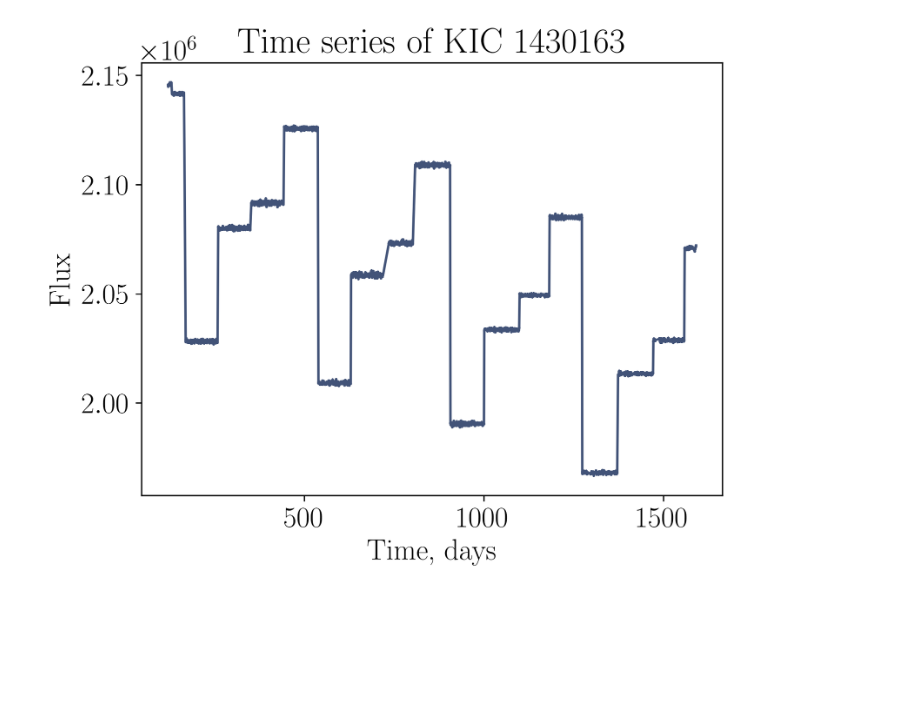
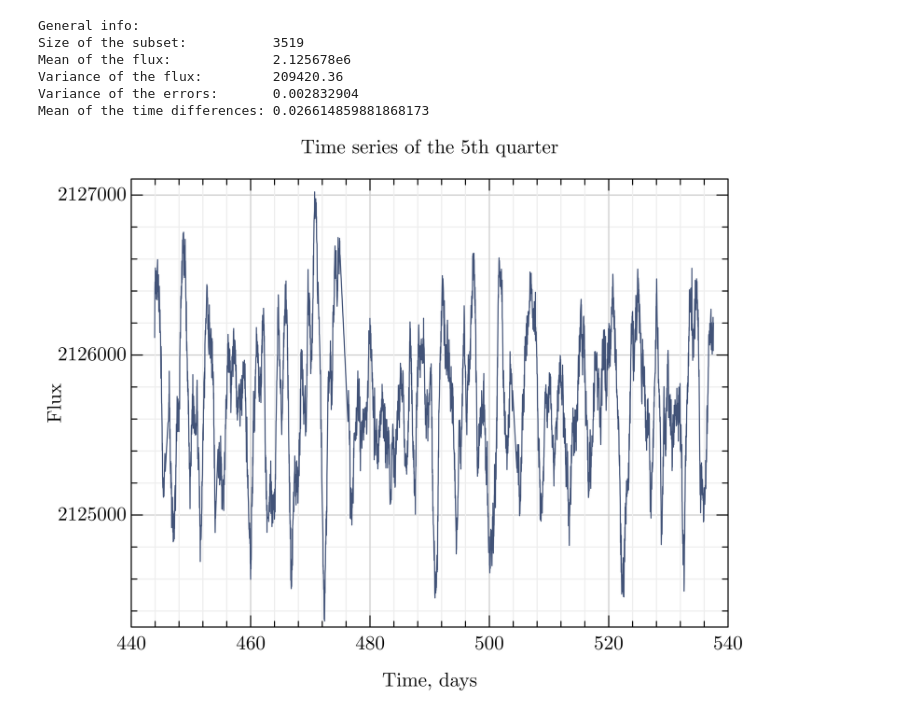
Before and after one commit to paveloom-c/GPKernels, a Jupyter notebook: notebooks/KIC1430163/KIC1430163.ipynb, the cells around one changed output. Cells and saved outputs as stored; diff of their text form; code cells hidden in the pictures; blank space fills up the shorter version.

```diff
--- a/notebooks/KIC1430163/KIC1430163.ipynb
+++ b/notebooks/KIC1430163/KIC1430163.ipynb
@@ -70,8 +40,41 @@ color = "#425378";
+# %%
+# An auxiliary variable for the general shift of text output to the left
+pad = 30
+
+println(rpad("General info:", pad))
+println(rpad("Size of the subset:", pad), size(t, 1))
+
+const μ₀ = mean(f)
+println(rpad("Mean of the flux: ", pad), μ₀)
+
+const A₀ = var(f)
+println(rpad("Variance of the flux: ", pad), A₀)
+
+const σ²ₑ = var(fσ)
+println(rpad("Variance of the errors: ", pad), σ²ₑ)
+
+# Calculating the mean of the time differences between observations
+Δt = []
+for i in range(2, size(t, 1), step = 1)
+    push!(Δt, t[i] - t[i-1])
+end
+Δμ = sum(Δt) / size(Δt, 1)
+
+println(rpad("Mean of the time differences:", pad), Δμ)
+# %% [output]
+General info:
+Size of the subset:           3519
+Mean of the flux:             2.125678e6
+Variance of the flux:         209420.36
+Variance of the errors:       0.002832904
+Mean of the time differences: 0.026614859881868173
+# %%
+# Set the primary line color
+linecolor = 0x425378;
 # %%
-plot(tₐ, fₐ, color)
-
-xlabel(L"\textrm{Time, days}")
-ylabel(L"\textrm{Flux}")
-title(latexstring("\\textrm{Time series of KIC $KIC_ID}"));
+plot(t, f; linecolor)
+xlabel("Time, days")
+ylabel("Flux")
+title("Time series of the 5th quarter")
 # %% [output]
-[figure, old version]
+[figure, new version]
```
Also changed, not shown: parts of 9 cells of this notebook, 1 other file.
